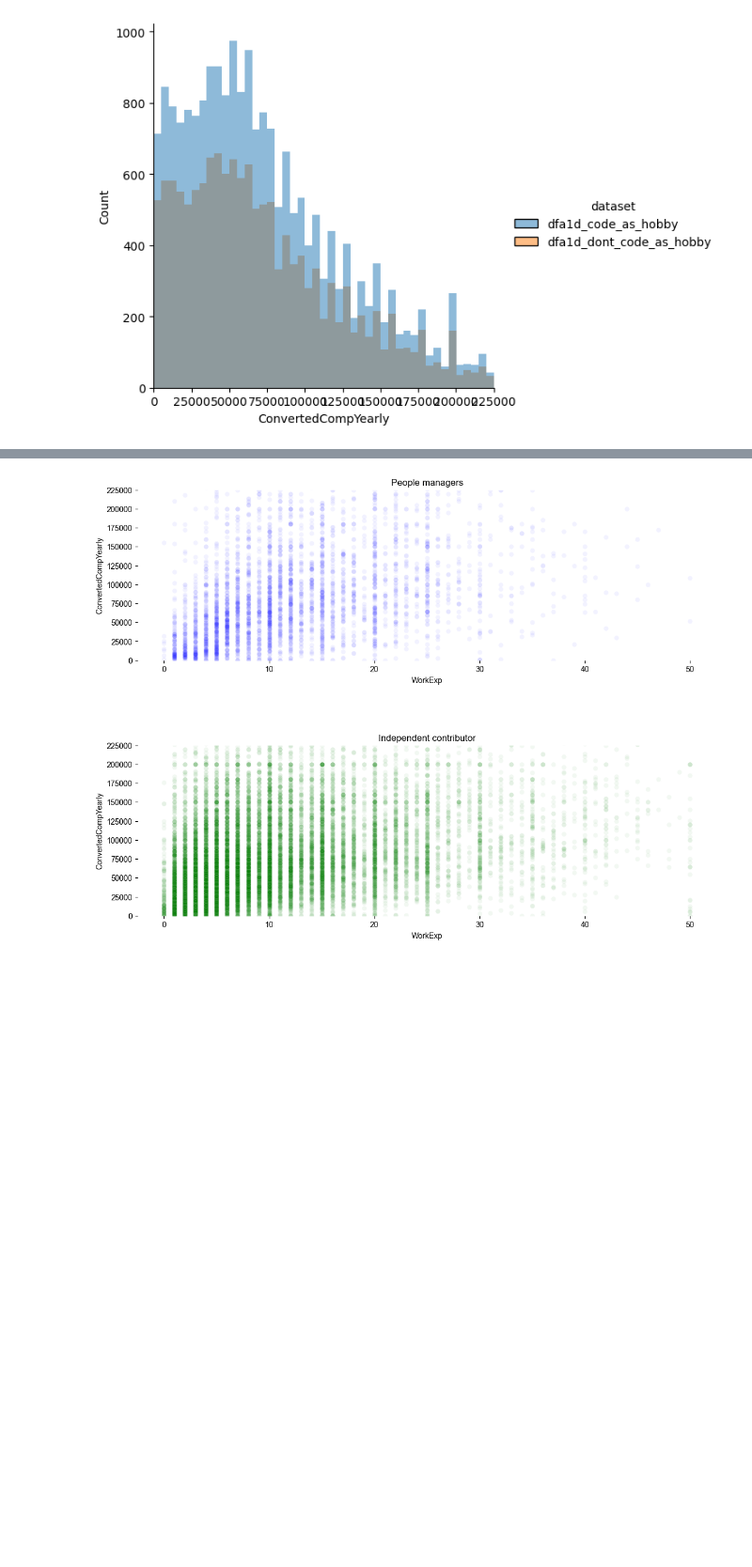
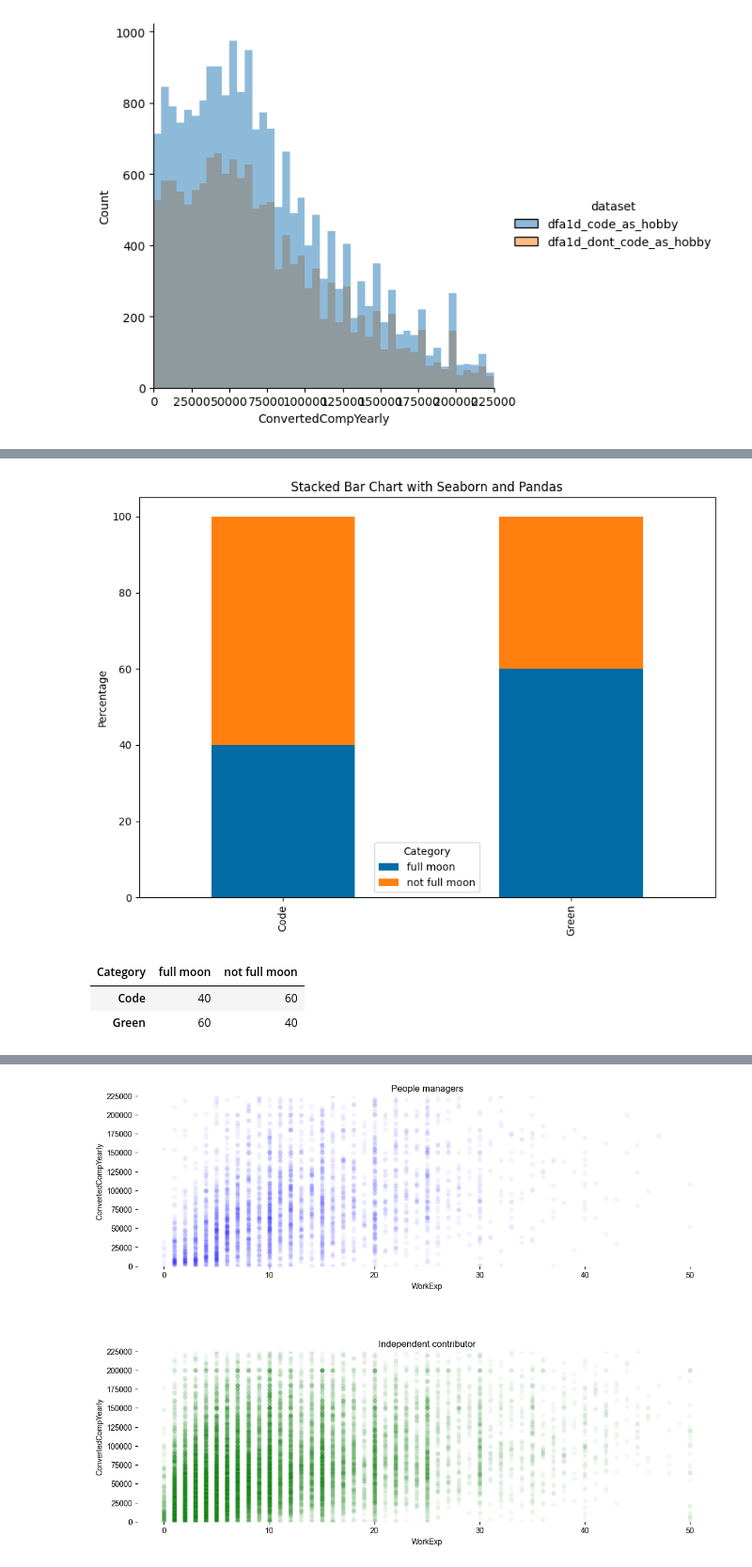
Before and after one commit to ursumarius/developer-survey-analyzing-w-pandas, a Jupyter notebook: data-wrangling/initial-explorative-data-analysis.ipynb, the cells around one changed output, grey strips where cells are left out. Shown at 94% size. Saved outputs shown, nothing was run; the diff lists cells and outputs as text; code cells hidden in the pictures; blank space fills up the shorter version.

```diff
--- a/data-wrangling/initial-explorative-data-analysis.ipynb
+++ b/data-wrangling/initial-explorative-data-analysis.ipynb
@@ -532,0 +821,24 @@ plt.xlim(0, 225000)
+# %%
+
+
+# Sample data
+data = {
+    'Category': ['full moon', 'not full moon'],
+    'Code': [40, 60],
+    'Green': [60, 40]
+}
+
+df = pd.DataFrame(data).set_index('Category').T
+
+# Plot
+df.plot(kind='bar', stacked=True, figsize=(10, 7))
+plt.ylabel('Percentage')
+plt.title('Stacked Bar Chart with Seaborn and Pandas')
+plt.show()
+
+df.head()
+# %% [output]
+[figure, added]
+| Category | full moon | not full moon |
+| Code | 40 | 60 |
+| Green | 60 | 40 |
```
Also changed, not shown: parts of 60 cells of this notebook, 2 other files.
